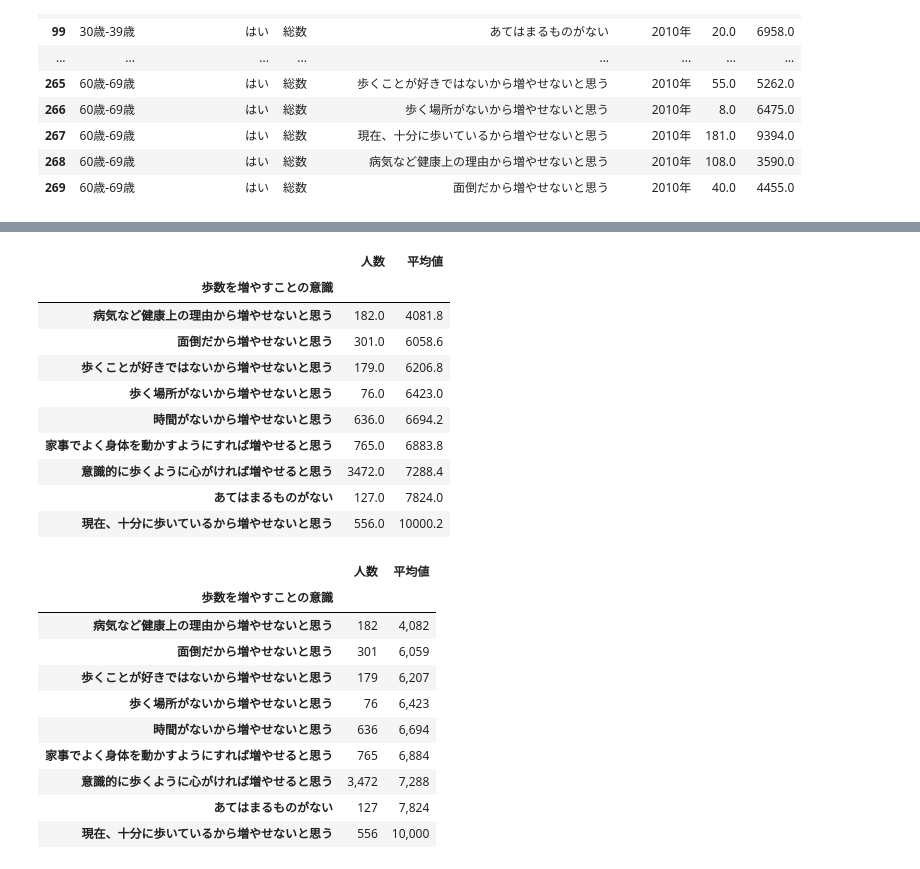
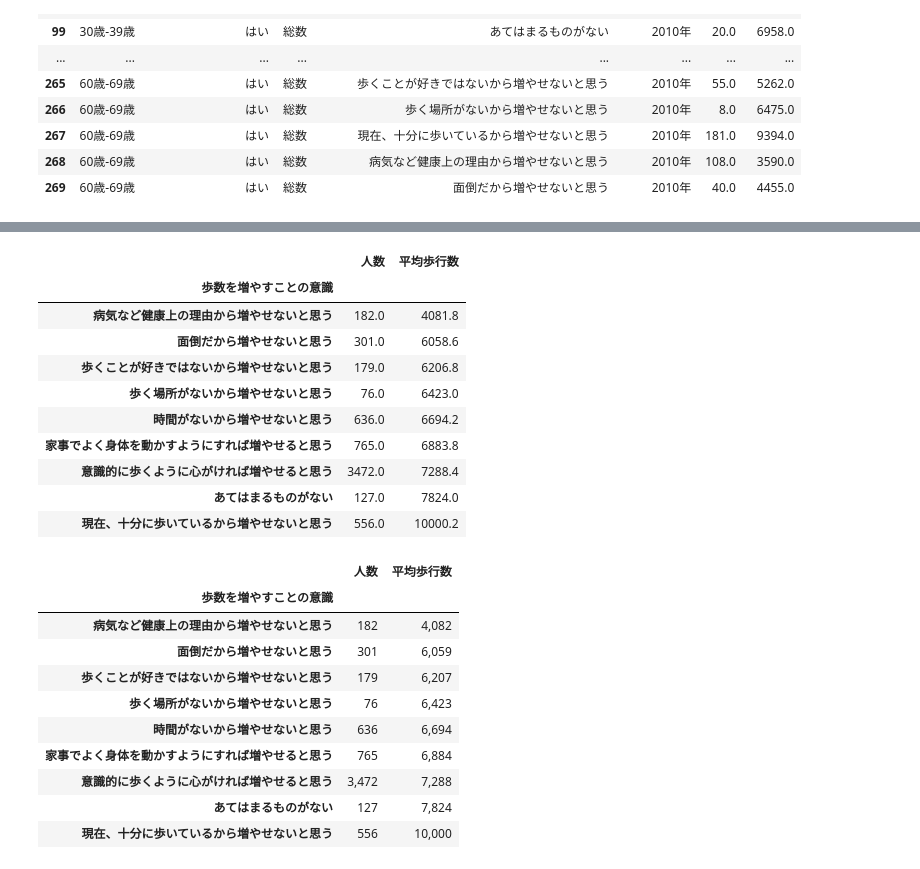
Before and after one commit to sea-yassan33/24_walk_study, a Jupyter notebook: analysis/03_歩行意識.ipynb, the cells around one changed output, grey strips where cells are left out. Drawn from its saved outputs; the diff is of its cells as text; code cells hidden in the pictures.

```diff
--- a/analysis/03_歩行意識.ipynb
+++ b/analysis/03_歩行意識.ipynb
@@ -70,3 +70,4 @@ df
 | 269 | 60歳-69歳 | はい | 総数 | 面倒だから増やせないと思う | 2010年 | 40.0 | 4455.0 |
 # %%
 df.sort_values('平均値')
+df.rename(columns={'平均値':"平均歩行数"},inplace=True)
@@ -84,13 +74,13 @@ df.sort_values('平均値')
 # %%
 # 年次別に値と値2の合計を算出
 df2 = df.groupby('歩数を増やすことの意識').agg({
     '人数': 'sum',
-    '平均値': 'mean'
+    '平均歩行数': 'mean'
 })
-df3 = df2.sort_values('平均値').copy()
+df3 = df2.sort_values('平均歩行数').copy()
 df3
 # %% [output]
-|  | 人数 | 平均値 |
+|  | 人数 | 平均歩行数 |
 | 歩数を増やすことの意識 |  |  |
 | 病気など健康上の理由から増やせないと思う | 182.0 | 4081.8 |
 | 面倒だから増やせないと思う | 301.0 | 6058.6 |
@@ -103,15 +93,15 @@ df3
 | 現在、十分に歩いているから増やせないと思う | 556.0 | 10000.2 |
 # %%
 # 値のフォーマット
-format_dict = {'平均値':'{0:,.0f}','人数':'{0:,.0f}'}
+format_dict = {'平均歩行数':'{0:,.0f}','人数':'{0:,.0f}'}
 # グラフの設定をしながら表示
 (df3
  .style
  .format(format_dict)
  .bar(color="#99ceff", vmin=0, subset=['人数'], align='zero')
- .bar(color="#C95A56", vmin=0, subset=['平均値'], align='zero'))
+ .bar(color="#C95A56", vmin=0, subset=['平均歩行数'], align='zero'))
 # %% [output]
-|  | 人数 | 平均値 |
+|  | 人数 | 平均歩行数 |
 | 歩数を増やすことの意識 |  |  |
 | 病気など健康上の理由から増やせないと思う | 182 | 4,082 |
 | 面倒だから増やせないと思う | 301 | 6,059 |
```
Also changed, not shown: parts of 1 cell of this notebook.
